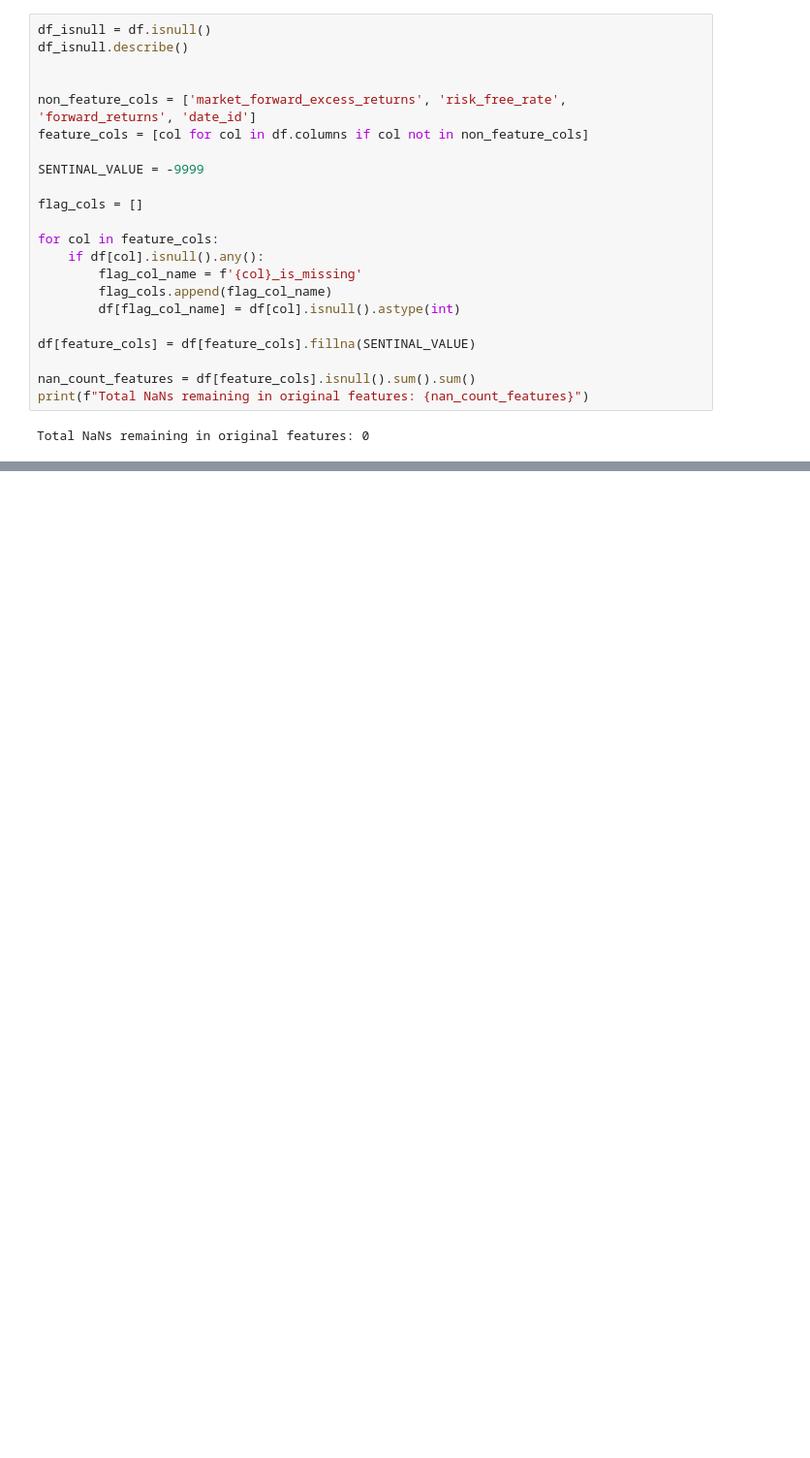
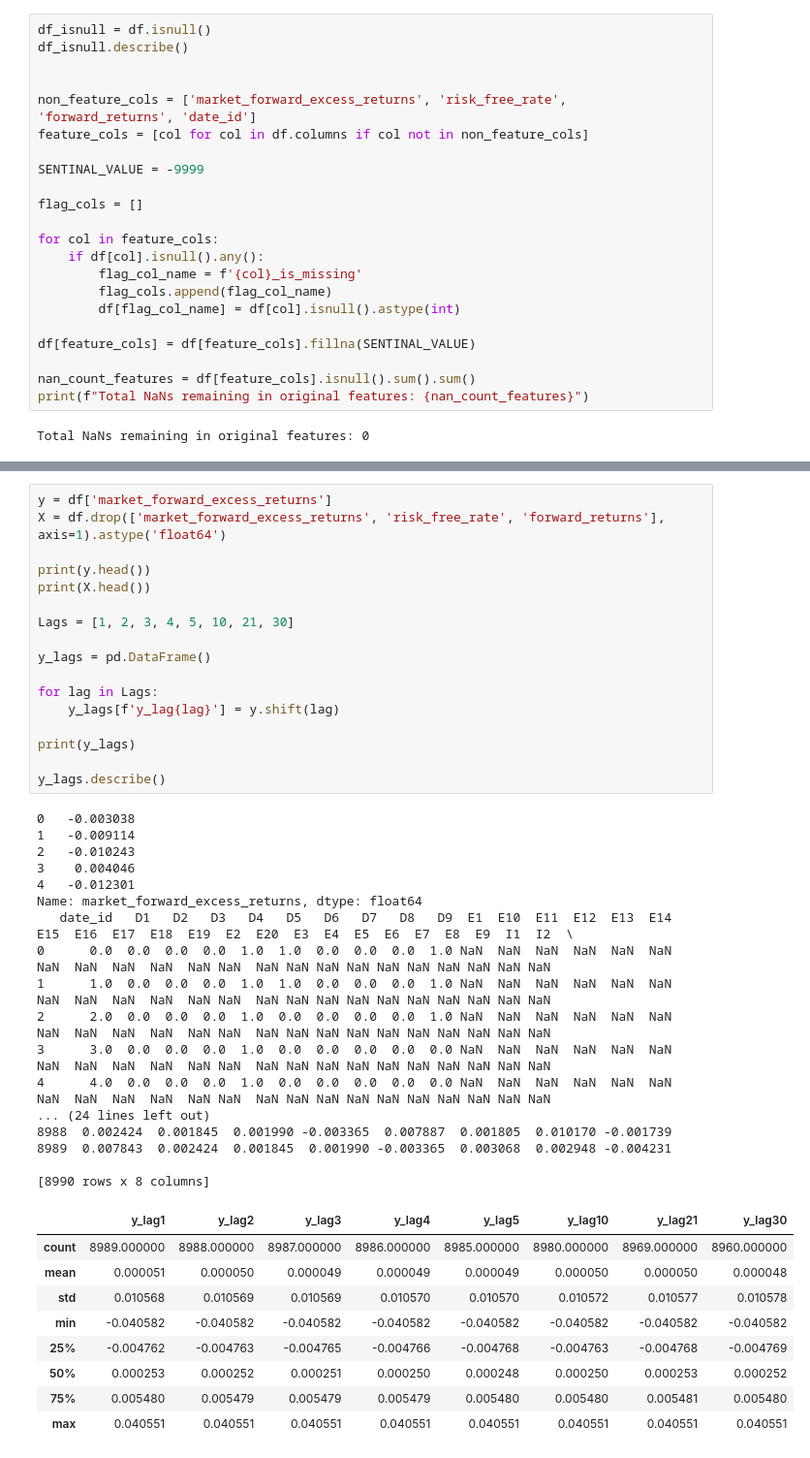
Before and after one commit to lhkkennedy/Hull-Tactical---Market-Prediction-Kaggle-Competition-2025, a Jupyter notebook: market-prediction-data-set-eda.ipynb, the cells around one changed output, grey strips where cells are left out. Shown at 97% size. Saved outputs shown, nothing was run; the diff lists cells and outputs as text; blank space fills up the shorter version.

```diff
--- a/market-prediction-data-set-eda.ipynb
+++ b/market-prediction-data-set-eda.ipynb
@@ -608,0 +626,44 @@ Average MSE:       0.000046 ± 0.000010
+# %%
+y = df['market_forward_excess_returns']
+X = df.drop(['market_forward_excess_returns', 'risk_free_rate', 'forward_returns'], axis=1).astype('float64')
+
+print(y.head())
+print(X.head())
+
+Lags = [1, 2, 3, 4, 5, 10, 21, 30]
+
+y_lags = pd.DataFrame()
+
+for lag in Lags:
+    y_lags[f'y_lag{lag}'] = y.shift(lag)
+
+print(y_lags)
+
+y_lags.describe()
+# %% [output]
+0   -0.003038
+1   -0.009114
+2   -0.010243
+3    0.004046
+4   -0.012301
+Name: market_forward_excess_returns, dtype: float64
+   date_id   D1   D2   D3   D4   D5   D6   D7   D8   D9  E1  E10  E11  E12  E13  E14  E15  E16  E17  E18  E19  E2  E20  E3  E4  E5  E6  E7  E8  E9  I1  I2  \
+0      0.0  0.0  0.0  0.0  1.0  1.0  0.0  0.0  0.0  1.0 NaN  NaN  NaN  NaN  NaN  NaN  NaN  NaN  NaN  NaN  NaN NaN  NaN NaN NaN NaN NaN NaN NaN NaN NaN NaN
+1      1.0  0.0  0.0  0.0  1.0  1.0  0.0  0.0  0.0  1.0 NaN  NaN  NaN  NaN  NaN  NaN  NaN  NaN  NaN  NaN  NaN NaN  NaN NaN NaN NaN NaN NaN NaN NaN NaN NaN
+2      2.0  0.0  0.0  0.0  1.0  0.0  0.0  0.0  0.0  1.0 NaN  NaN  NaN  NaN  NaN  NaN  NaN  NaN  NaN  NaN  NaN NaN  NaN NaN NaN NaN NaN NaN NaN NaN NaN NaN
+3      3.0  0.0  0.0  0.0  1.0  0.0  0.0  0.0  0.0  0.0 NaN  NaN  NaN  NaN  NaN  NaN  NaN  NaN  NaN  NaN  NaN NaN  NaN NaN NaN NaN NaN NaN NaN NaN NaN NaN
+4      4.0  0.0  0.0  0.0  1.0  0.0  0.0  0.0  0.0  0.0 NaN  NaN  NaN  NaN  NaN  NaN  NaN  NaN  NaN  NaN  NaN NaN  NaN NaN NaN NaN NaN NaN NaN NaN NaN NaN
+... (24 lines left out)
+8988  0.002424  0.001845  0.001990 -0.003365  0.007887  0.001805  0.010170 -0.001739
+8989  0.007843  0.002424  0.001845  0.001990 -0.003365  0.003068  0.002948 -0.004231
+
+[8990 rows x 8 columns]
+|  | y_lag1 | y_lag2 | y_lag3 | y_lag4 | y_lag5 | y_lag10 | y_lag21 | y_lag30 |
+| count | 8989.000000 | 8988.000000 | 8987.000000 | 8986.000000 | 8985.000000 | 8980.000000 | 8969.000000 | 8960.000000 |
+| mean | 0.000051 | 0.000050 | 0.000049 | 0.000049 | 0.000049 | 0.000050 | 0.000050 | 0.000048 |
+| std | 0.010568 | 0.010569 | 0.010569 | 0.010570 | 0.010570 | 0.010572 | 0.010577 | 0.010578 |
+| min | -0.040582 | -0.040582 | -0.040582 | -0.040582 | -0.040582 | -0.040582 | -0.040582 | -0.040582 |
+| 25% | -0.004762 | -0.004763 | -0.004765 | -0.004766 | -0.004768 | -0.004763 | -0.004768 | -0.004769 |
+| 50% | 0.000253 | 0.000252 | 0.000251 | 0.000250 | 0.000248 | 0.000250 | 0.000253 | 0.000252 |
+| 75% | 0.005480 | 0.005479 | 0.005479 | 0.005479 | 0.005480 | 0.005480 | 0.005481 | 0.005480 |
+| max | 0.040551 | 0.040551 | 0.040551 | 0.040551 | 0.040551 | 0.040551 | 0.040551 | 0.040551 |
```
Also changed, not shown: parts of 10 cells of this notebook, 15 other files.
